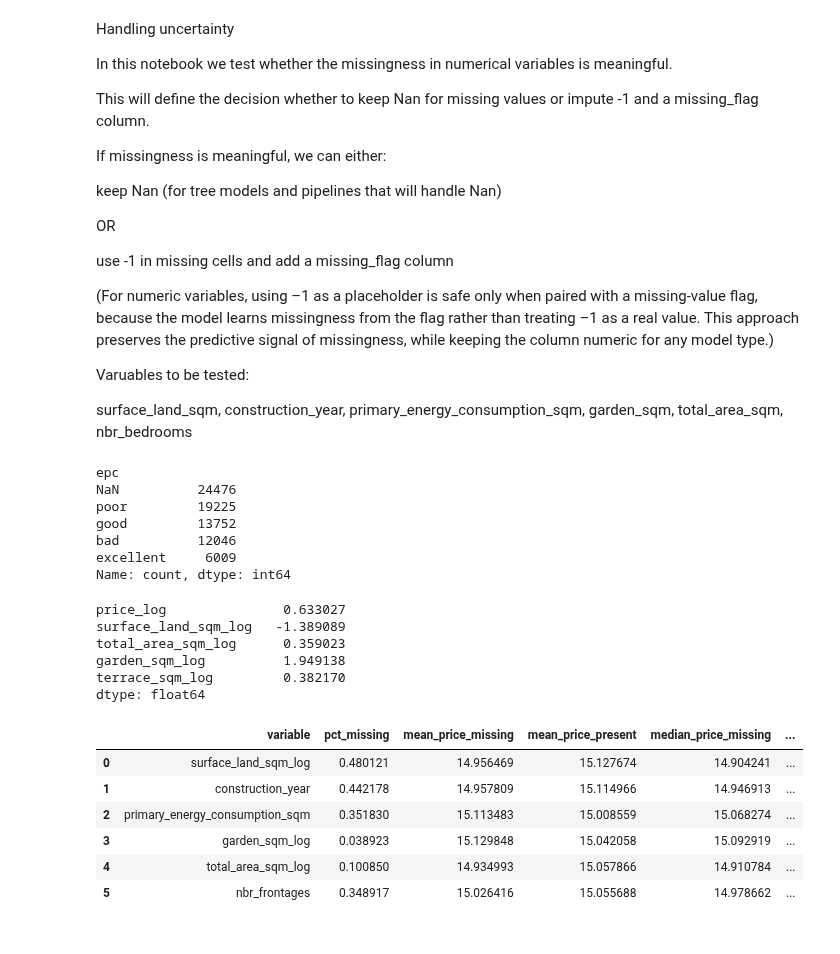
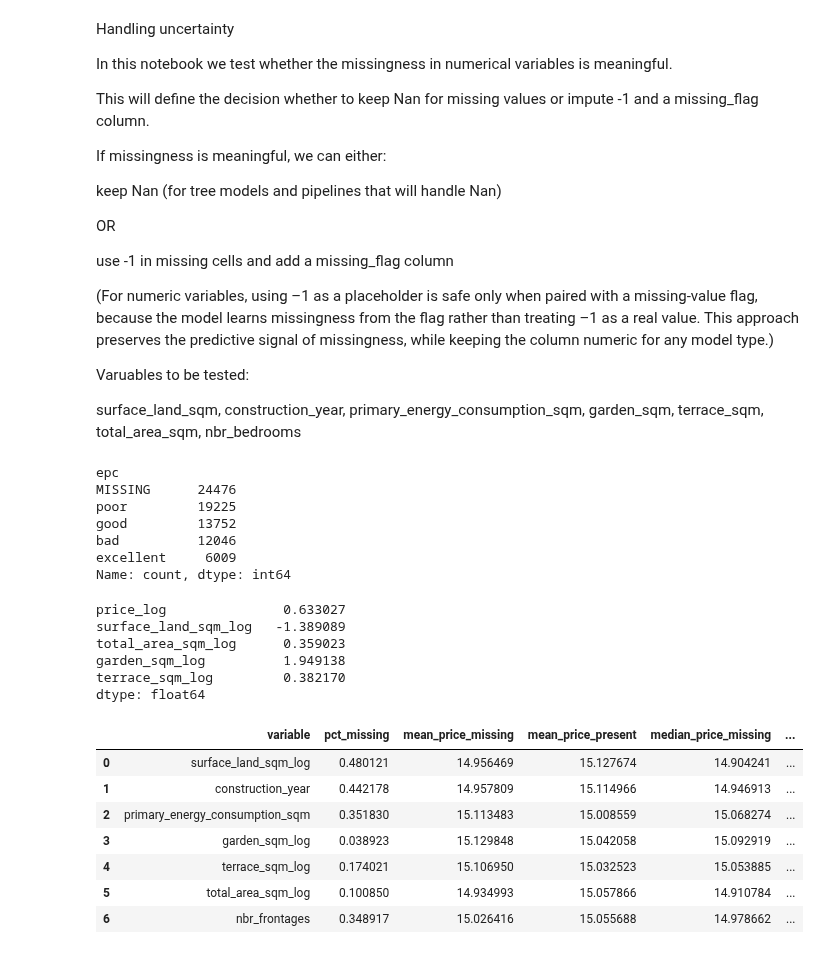
Before and after one commit to Lalovan/Real-estate-price-prediction-Data-analysis, a Jupyter notebook: Anna/02_test_missingness.ipynb, the cells around one changed output. Saved outputs shown, nothing was run; the diff lists cells and outputs as text; code cells hidden in the pictures.

```diff
--- a/Anna/02_test_missingness.ipynb
+++ b/Anna/02_test_missingness.ipynb
@@ -24,6 +24,7 @@ surface_land_sqm,
 construction_year,
 primary_energy_consumption_sqm,
 garden_sqm,
+terrace_sqm,
 total_area_sqm,
 nbr_bedrooms
 # %%
@@ -95,10 +96,11 @@ def recode_epc(row):
 df['epc_group'] = df.apply(recode_epc, axis =1)
 df = df.drop(columns=['epc'])
 df = df.rename(columns={'epc_group': 'epc'})
+df['epc'] = df['epc'].fillna("MISSING") # Replacing Nan with "MISSING"
 df['epc'].value_counts(dropna=False)
 # %% [output]
 epc
-NaN          24476
+MISSING      24476
 poor         19225
 good         13752
 bad          12046
@@ -142,7 +144,7 @@ import numpy as np
 from scipy.stats import mannwhitneyu
 
 target = "price_log"
-vars_to_test = ["surface_land_sqm_log","construction_year","primary_energy_consumption_sqm","garden_sqm_log","total_area_sqm_log","nbr_frontages"]
+vars_to_test = ["surface_land_sqm_log","construction_year","primary_energy_consumption_sqm","garden_sqm_log","terrace_sqm_log","total_area_sqm_log","nbr_frontages"]
 
 results = []
 
@@ -160,52 +162,53 @@ for var in vars_to_test:
     # Statistical test (distribution-free)
     stat, p = mannwhitneyu(g_missing, g_present, alternative='two-sided')
 
     results.append({
         "variable": var,
         "pct_missing": df[var].isna().mean(),
         "mean_price_missing": mean_missing,
         "mean_price_present": mean_present,
         "median_price_missing": median_missing,
         "median_price_present": median_present,
         "p_value_difference": p
     })
 
 pd.DataFrame(results)
 
-""" Interpretation of results and recommendations:
+# Interpretation of results and recommendations:
 
-!!! MAIN MESSAGE: Missingness is statistically meaningful (not random) and correlates with price for all 6 variables !!!
- Therefore, it should not be replaced with median as it carries predictive signal.
+#!!! MAIN MESSAGE: Missingness is statistically meaningful (not random) and correlates with price for all 7 variables !!!
+#Therefore, it should not be replaced with median as it carries predictive signal.
 
-The decision what to do depends on what's coming next:
-  - if using tree models (XGBoost, LightGBM, CatBoost), we can keep Nan as it is now;
-  - if using general ML pipelines/neural networks/linear models, we need to impute -1 and add a binary "missing flag" column for each of these 6 vars;
+#The decision what to do depends on what's coming next:
+# - if using tree models (XGBoost, LightGBM, CatBoost), we can keep Nan as it is now;
+#- if using general ML pipelines/neural networks/linear models, we need to impute -1 and add a binary "missing flag" column for each of these 6 vars;
 
-"surface_land_sqm": missing values are not random; properties with missing value for this variable are much cheaper;
-   it is likely to reflect that this information is missing for apartments;
+#"surface_land_sqm_log": missing values are not random; properties with missing value for this variable are much cheaper;
+#   it is likely to reflect that this information is missing for apartments;
 
-"construction_year": the properties where construction year is missing, are significantly cheaper;
-   it could be that older or lower-quality buildings often don't list their build year;
+#"construction_year": the properties where construction year is missing, are significantly cheaper;
+#   it could be that older or lower-quality buildings often don't list their build year;
 
-"primary_energy_consumption_sqm": missing values are again not random, but for properties that are just slightly more expensive;
-  could be the case that for more expensive properties buyers don't care much about this and the information is often omitted;
+#"primary_energy_consumption_sqm": missing values are again not random, but for properties that are just slightly more expensive;
+#  could be the case that for more expensive properties buyers don't care much about this and the information is often omitted;
 
-"garden_sqm": missing values are for properties that are more expensive (e.g. for apartments); the reason for that is that houses with gardens
- are likely to be often in suburban or rural areas, therefore, with lower price per sqm;
+#"garden_sqm_log": missing values are for properties that are more expensive (e.g. for apartments); the reason for that is that houses with gardens
+# are likely to be often in suburban or rural areas, therefore, with lower price per sqm;
 
-"total_area_sqm": missing values are for much cheaper properties;
+#"terrace_sqm_log": missing values are for properties that are more expensive
 
- "nbr_frontages": missing values are for slightly cheaper properties;
+#"total_area_sqm_log": missing values are for much cheaper properties;
 
-"""
+# "nbr_frontages": missing values are for slightly cheaper properties;
 # %% [output]
 |  | variable | pct_missing | mean_price_missing | mean_price_present | median_price_missing | ... |
 | 0 | surface_land_sqm_log | 0.480121 | 14.956469 | 15.127674 | 14.904241 | ... |
 | 1 | construction_year | 0.442178 | 14.957809 | 15.114966 | 14.946913 | ... |
 | 2 | primary_energy_consumption_sqm | 0.351830 | 15.113483 | 15.008559 | 15.068274 | ... |
 | 3 | garden_sqm_log | 0.038923 | 15.129848 | 15.042058 | 15.092919 | ... |
-| 4 | total_area_sqm_log | 0.100850 | 14.934993 | 15.057866 | 14.910784 | ... |
-| 5 | nbr_frontages | 0.348917 | 15.026416 | 15.055688 | 14.978662 | ... |
+| 4 | terrace_sqm_log | 0.174021 | 15.106950 | 15.032523 | 15.053885 | ... |
+| 5 | total_area_sqm_log | 0.100850 | 14.934993 | 15.057866 | 14.910784 | ... |
+| 6 | nbr_frontages | 0.348917 | 15.026416 | 15.055688 | 14.978662 | ... |
 # %%
 # Testing whether there is correlation between missingness and a set of categorical variables
 
```
Also changed, not shown: parts of 3 cells of this notebook.
